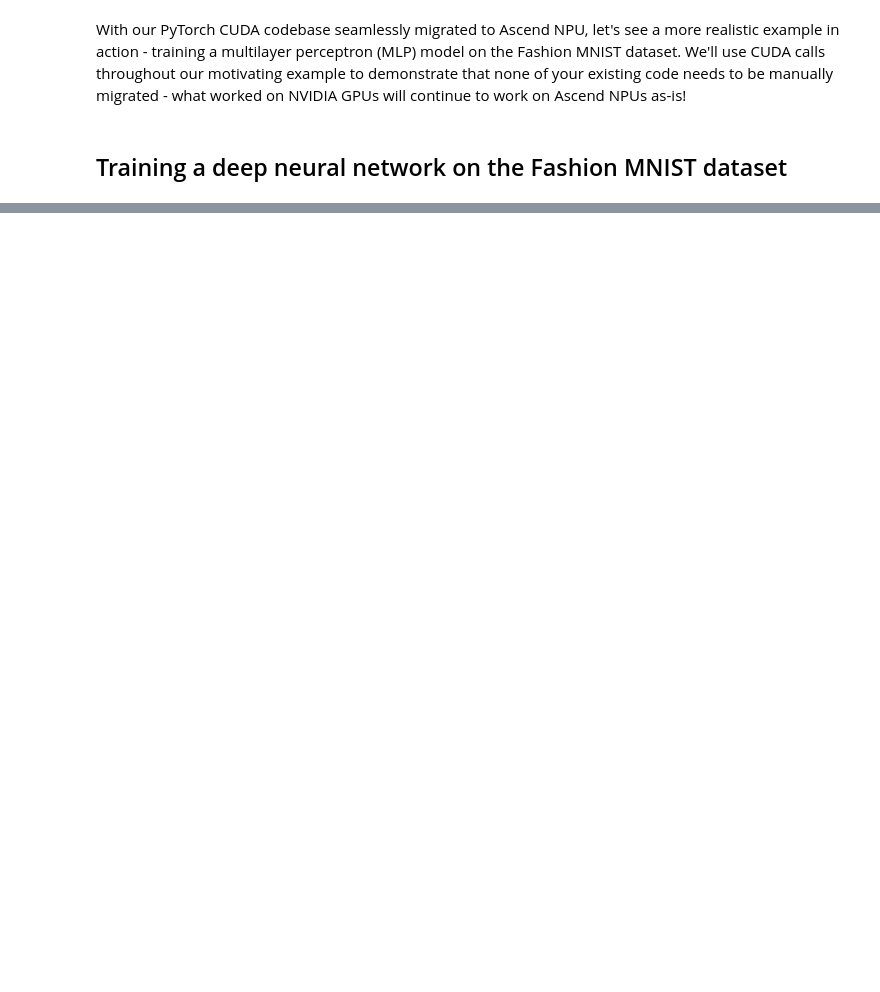
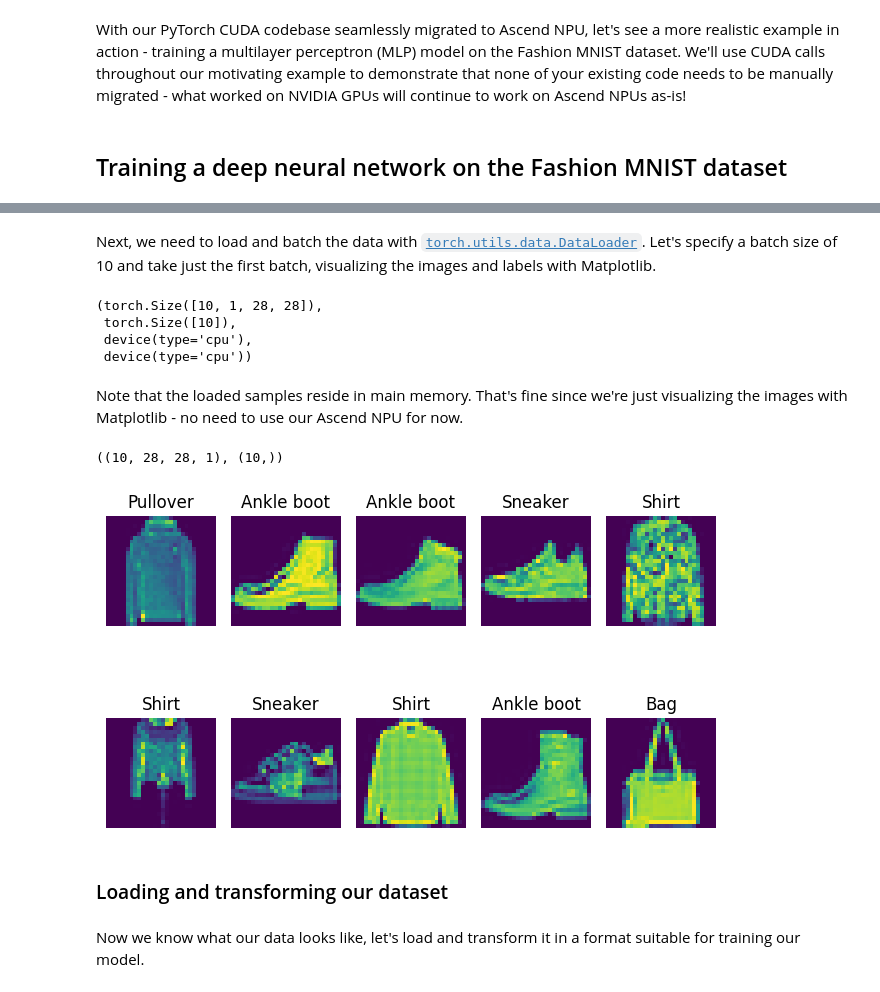
Before and after one commit to DonaldKellett/my-ascend-notebooks, a Jupyter notebook: orangepiaipro-20t/09-fashion-mnist-pytorch-ascend/00-train-save.ipynb, the cells around one changed output, grey strips where cells are left out. Saved outputs shown, nothing was run; the diff lists cells and outputs as text; code cells hidden in the pictures; blank space fills up the shorter version.

Commit message:
WIP: add training and validation loop to PyTorch Ascend notebook experiment

```diff
--- a/orangepiaipro-20t/09-fashion-mnist-pytorch-ascend/00-train-save.ipynb
+++ b/orangepiaipro-20t/09-fashion-mnist-pytorch-ascend/00-train-save.ipynb
@@ -220,0 +233,58 @@ TODO
+# %%
+from torchvision import datasets, transforms
+
+data_dir = 'data/'
+visualize_data = datasets.FashionMNIST(root=data_dir,
+                                       train=True,
+                                       transform=transforms.ToTensor(),
+                                       download=True)
+# %% [markdown]
+Next, we need to load and batch the data with [`torch.utils.data.DataLoader`](https://docs.pytorch.org/docs/2.8/data.html#torch.utils.data.DataLoader). Let's specify a batch size of 10 and take just the first batch, visualizing the images and labels with Matplotlib.
+# %%
+from torch.utils.data import DataLoader
+
+visualize_loader = DataLoader(visualize_data, batch_size=10, shuffle=True)
+X_samples, y_samples = next(iter(visualize_loader))
+X_samples.shape, y_samples.shape, X_samples.device, y_samples.device
+# %% [output]
+(torch.Size([10, 1, 28, 28]),
+ torch.Size([10]),
+ device(type='cpu'),
+ device(type='cpu'))
+# %% [markdown]
+Note that the loaded samples reside in main memory. That's fine since we're just visualizing the images with Matplotlib - no need to use our Ascend NPU for now.
+# %%
+X_samples, y_samples = X_samples.numpy(), y_samples.numpy()
+X_samples = X_samples.transpose(0, 2, 3, 1) # Convert CHW format back to HWC
+X_samples.shape, y_samples.shape
+# %% [output]
+((10, 28, 28, 1), (10,))
+# %%
+import matplotlib.pyplot as plt
+
+LABELS = [
+    'T-shirt/top',
+    'Trouser',
+    'Pullover',
+    'Dress',
+    'Coat',
+    'Sandal',
+    'Shirt',
+    'Sneaker',
+    'Bag',
+    'Ankle boot'
+]
+
+fig, axes = plt.subplots(2, 5)
+for axis_idx, axis in enumerate(axes.flatten()):
+    axis.set_title(LABELS[y_samples[axis_idx]])
+    axis.imshow(X_samples[axis_idx])
+    axis.axis('off')
+fig.tight_layout()
+fig.show()
+# %% [output]
+[figure, added]
+# %% [markdown]
+### Loading and transforming our dataset
+# %% [markdown]
+Now we know what our data looks like, let's load and transform it in a format suitable for training our model.
```
Also changed, not shown: parts of 35 cells of this notebook, 2 other files.
